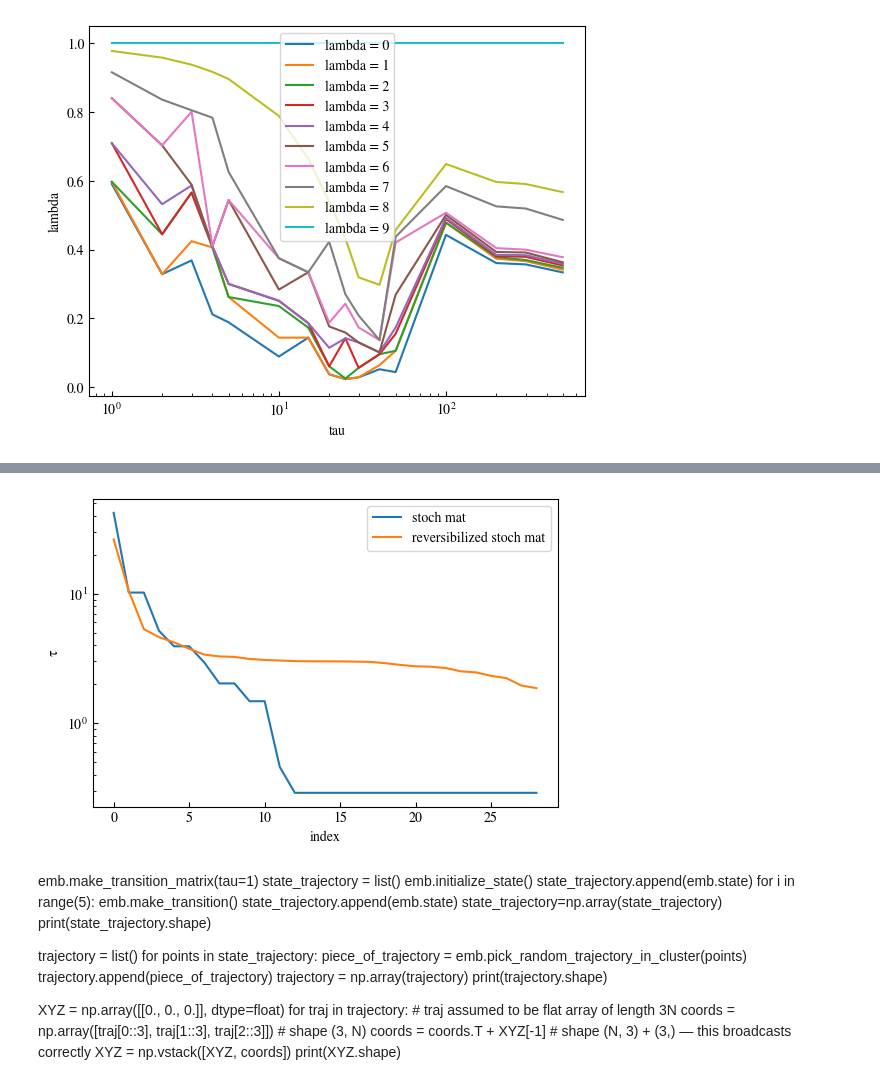
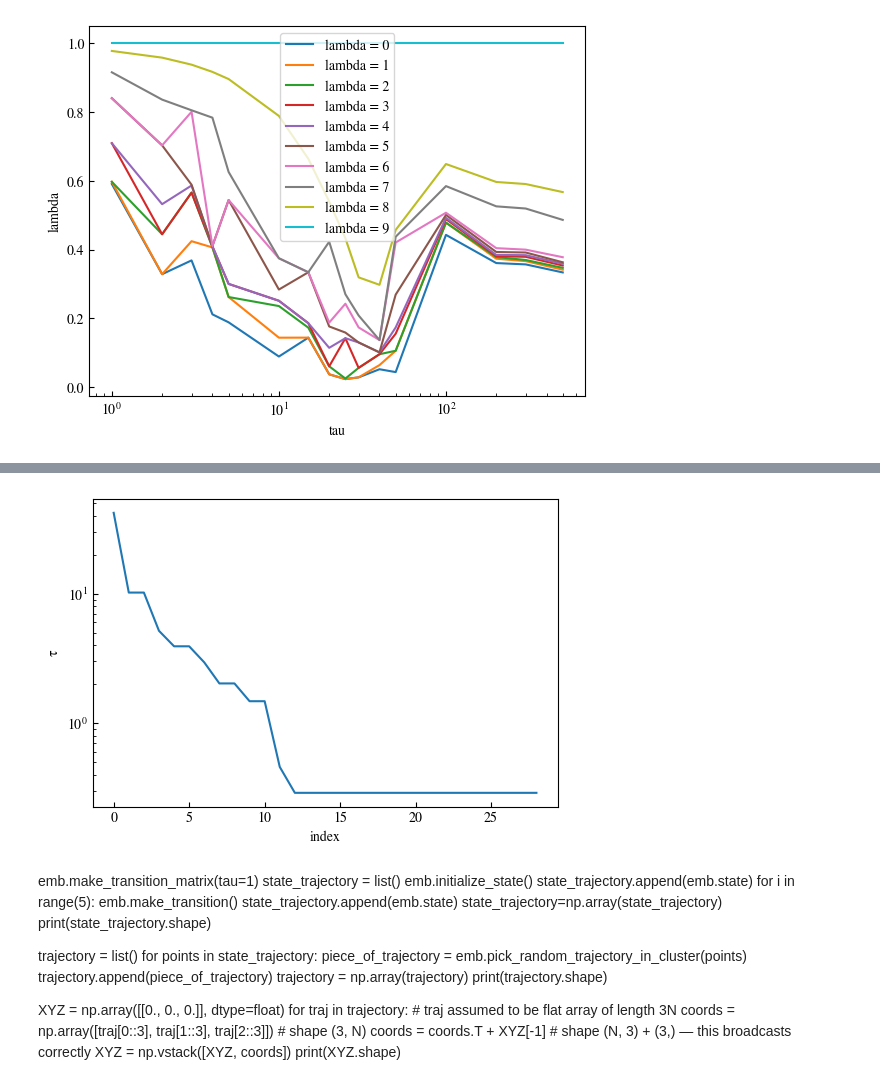
Before and after one commit to HugoLeRoy94/ClusterAnalysis, a Jupyter notebook: unit_test/test_embedding_toy_model.ipynb, the cells around one changed output, grey strips where cells are left out. Cells and saved outputs as stored; diff of their text form; code cells hidden in the pictures.

```diff
--- a/unit_test/test_embedding_toy_model.ipynb
+++ b/unit_test/test_embedding_toy_model.ipynb
@@ -328,17 +316,13 @@ array([ 1.86264865,  1.95187792,  2.22736697,  2.31717529,  2.46516731,
 # %%
 ts = emb.implied_timescales(tau=emb.tau)
 
-ts_reversibilized = 3/(1-val[:-1][::-1])
-
 fig, ax = plt.subplots(figsize=(6, 4))
 ax.plot(ts,label='stoch mat')
-ax.plot(ts_reversibilized,label='reversibilized stoch mat')
-plt.legend()
 ax.set_ylabel("τ")
 ax.set_xlabel("index")
 plt.yscale('log')
 # %% [output]
-[figure, old version]
+[figure, new version]
 # %% [markdown]
 emb.make_transition_matrix(tau=1)
 state_trajectory = list()
```
Also changed, not shown: parts of 24 cells of this notebook.
